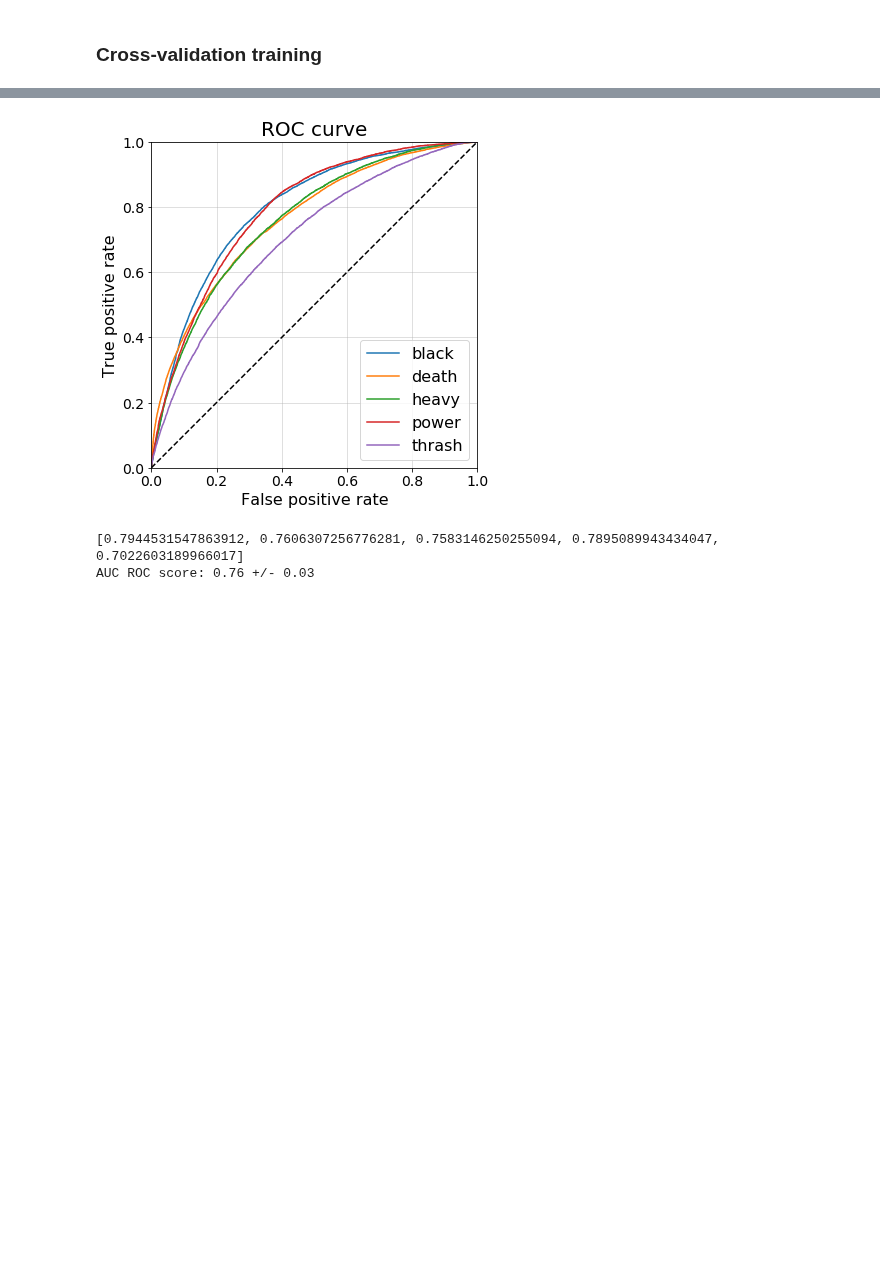
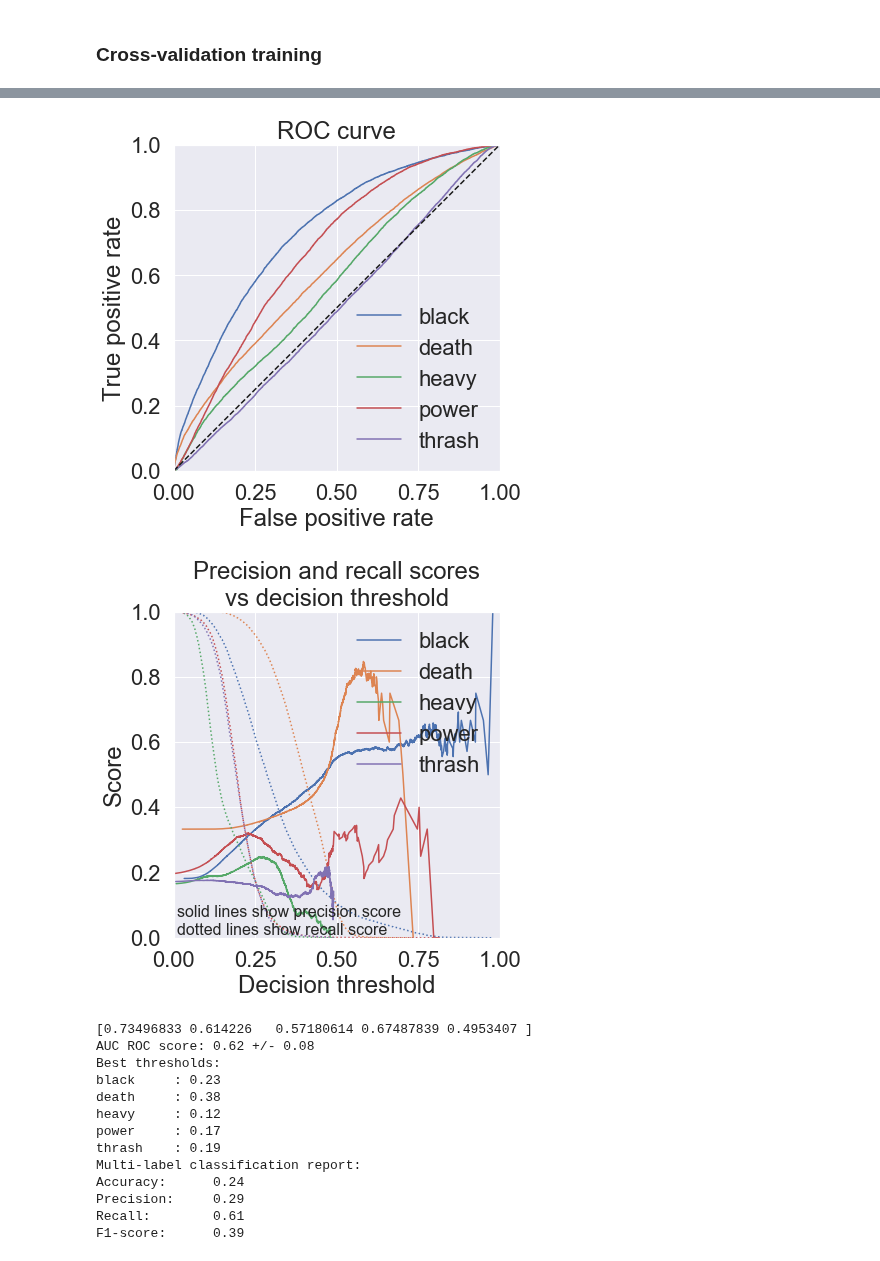
Before and after one commit to pdqnguyen/metallyrics, a Jupyter notebook: song-lyrics-multi-genre-word2vec.ipynb, the cells around one changed output, grey strips where cells are left out. Saved outputs shown, nothing was run; the diff lists cells and outputs as text; code cells hidden in the pictures; blank space fills up the shorter version.

```diff
--- a/song-lyrics-multi-genre-word2vec.ipynb
+++ b/song-lyrics-multi-genre-word2vec.ipynb
@@ -98,0 +32,8 @@ Index(['black', 'death', 'heavy', 'power', 'thrash'], dtype='object')
+# %%
+df = pd.read_csv('songs-ml-10pct.csv')
+X = df.pop('lyrics').values
+y = df.values
+genres = df.columns
+print(f"number of songs: {X.shape[0]}")
+print(f"number of labels: {y.shape[1]}")
+print(f"labels: {list(genres)}")
@@ -321,8 +141,6 @@ def generate_word_embedding(tokenizer, word_vectors):
     return embedding_matrix
 # %%
 # Dataset
-X = df.lyrics.values
-y = df_genres.values
 nb_classes = y.shape[1]
 
 # Word2vec model
@@ -339,13 +157,13 @@ kfold = KFold(n_splits=n_splits, shuffle=True, random_state=0)
 # CNN model
 model_params = dict(
     nb_classes=nb_classes,
-    conv_nb_filters=(128, 128),
-    conv_kernel_size=(4, 4),
-    fc_size=(256,)
+    conv_nb_filters=(32,),
+    conv_kernel_size=(4,),
+    fc_size=(128,)
 )
 
 # Training
-epochs = 20
+epochs = 1
 batch_size = 1024
 
 scores = np.zeros((n_splits, nb_classes))
@@ -367,22 +185,40 @@ for i, (train_idx, valid_idx) in enumerate(kfold.split(X, y)):
         callbacks=[EarlyStopping(monitor='val_loss', mode='min', patience=3, restore_best_weights=True)],
     )
     y_pred = keras_model.predict(X_valid)
-    y_pred_classes = y_pred.round().astype(int)
+    results.append((y_valid, y_pred))
+true = np.concatenate([res[0] for res in results])
+pred = np.concatenate([res[1] for res in results])
+
+mlc = MultiLabelClassification(true, pred, y_pred_classes=pred_classes, labels=genres)
+mlc.print_report()
+mlc.plot_roc_curve()
+plt.show()
+mlc.plot_precision_recall_curve()
+plt.show()
+auc_scores = mlc.roc_auc_score()
+print(auc_scores)
+print("AUC ROC score: {:.2f} +/- {:.2f}".format(np.mean(auc_scores), np.std(auc_scores)))
+best_thresholds = mlc.best_thresholds()
+print("Best thresholds:")
+for i, label in enumerate(mlc.labels):
+    print(f"{label:<10s}: {best_thresholds[i]:.2f}")
+
+pred_classes = np.zeros(pred.shape).astype(int)
+for i in range(nb_classes):
+    pred_classes[:, i] = (pred[:, i] > best_thresholds[i])
+
+mlc = MultiLabelClassification(true, pred, y_pred_classes=pred_classes, labels=genres)
+mlc.print_report()
+scores = np.zeros((n_splits, nb_classes))
+confusion_matrices = np.zeros((n_splits, nb_classes, 2, 2))
+for i, (train_idx, valid_idx) in enumerate(kfold.split(X, y)):
     for j in range(nb_classes):
-        scores[i, j] = balanced_accuracy_score(y_valid[:, j], y_pred_classes[:, j])
-        confusion_matrices[i, j] = confusion_matrix(y_valid[:, j], y_pred_classes[:, j])
-    results.append((y_valid, y_pred))
+        scores[i, j] = balanced_accuracy_score(true[valid_idx, j], pred_classes[valid_idx, j])
+        confusion_matrices[i, j] = confusion_matrix(true[valid_idx, j], pred_classes[valid_idx, j])
 print("-----\nCross-validation complete")
-print("CV score: {:.2f}% +/- {:.2f}%".format(scores.mean()* 100, scores.std() * 200))
+print("CV score: {:.2f}% +/- {:.2f}%".format(scores.mean() * 100, scores.std() * 200))
 print("Average confusion matrix:")
 print(confusion_matrices.mean(axis=0) / confusion_matrices.sum() * n_splits)
-true = np.concatenate([res[0] for res in results])
-pred = np.concatenate([res[1] for res in results])
-mlc = MultiLabelClassification(true, pred, labels=top_genres)
-mlc.print_report()
-auc_scores = plot_roc_curve(mlc.true, mlc.pred, mlc.labels)
-print(auc_scores)
-print("AUC ROC score: {:.2f} +/- {:.2f}".format(np.mean(auc_scores), np.std(auc_scores)))
 # %% [output]
 Loading Word2Vec model
 Performing 3-fold cross-validation
@@ -404,3 +243,15 @@ F1-score:   0.27
-[figure, old version]
+[figure, new version]
-[0.7944531547863912, 0.7606307256776281, 0.7583146250255094, 0.7895089943434047, 0.7022603189966017]
-AUC ROC score: 0.76 +/- 0.03
+[figure, added]
+[0.73496833 0.614226   0.57180614 0.67487839 0.4953407 ]
+AUC ROC score: 0.62 +/- 0.08
+Best thresholds:
+black     : 0.23
+death     : 0.38
+heavy     : 0.12
+power     : 0.17
+thrash    : 0.19
+Multi-label classification report:
+Accuracy:      0.24
+Precision:     0.29
+Recall:        0.61
+F1-score:      0.39
```
Also changed, not shown: parts of 16 cells of this notebook, 1 other file.
